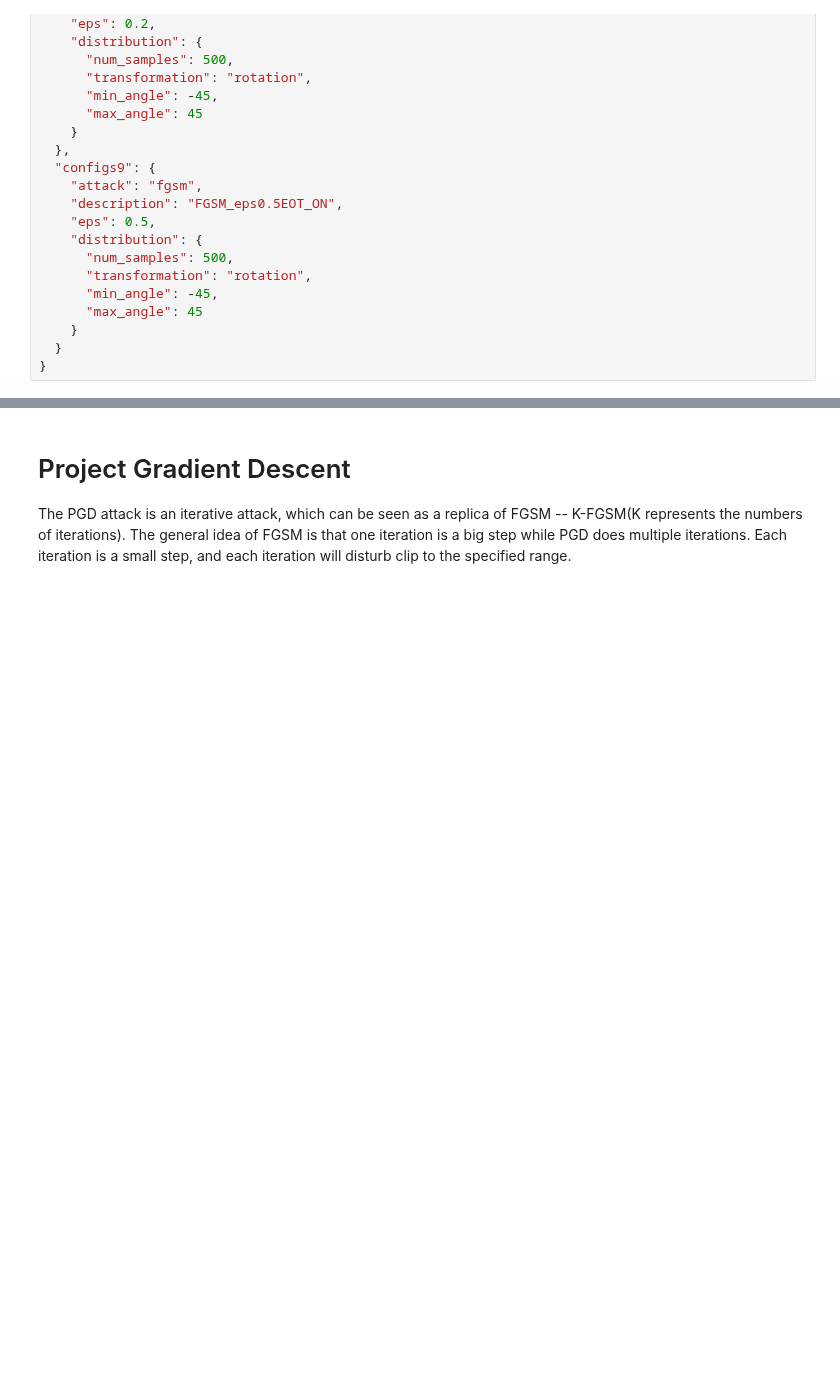
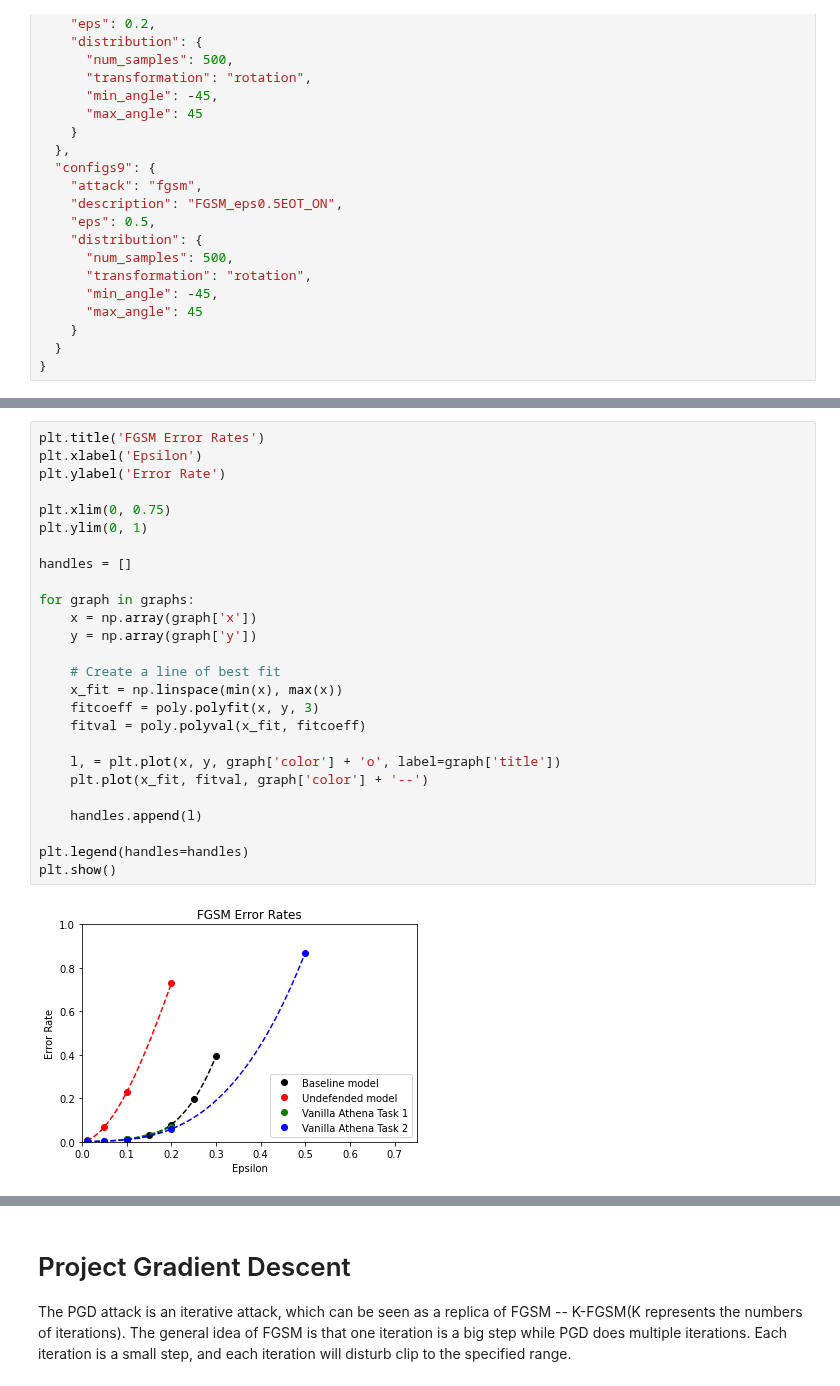
Before and after one commit to Arleycht/project-athena, a Jupyter notebook: Task2/Task2_Report.ipynb, the cells around one changed output, grey strips where cells are left out. Saved outputs shown, nothing was run; the diff lists cells and outputs as text; blank space fills up the shorter version.

Commit message:
plot the numbers

```diff
--- a/Task2/Task2_Report.ipynb
+++ b/Task2/Task2_Report.ipynb
@@ -73,0 +163,28 @@ The FGSM takes the sign of the gradient and multiplies it by an epsilon and adds
+# %%
+plt.title('FGSM Error Rates')
+plt.xlabel('Epsilon')
+plt.ylabel('Error Rate')
+
+plt.xlim(0, 0.75)
+plt.ylim(0, 1)
+
+handles = []
+
+for graph in graphs:
+    x = np.array(graph['x'])
+    y = np.array(graph['y'])
+
+    # Create a line of best fit
+    x_fit = np.linspace(min(x), max(x))
+    fitcoeff = poly.polyfit(x, y, 3)
+    fitval = poly.polyval(x_fit, fitcoeff)
+
+    l, = plt.plot(x, y, graph['color'] + 'o', label=graph['title'])
+    plt.plot(x_fit, fitval, graph['color'] + '--')
+
+    handles.append(l)
+
+plt.legend(handles=handles)
+plt.show()
+# %% [output]
+[figure, added]
```
Also changed, not shown: parts of 15 cells of this notebook.
